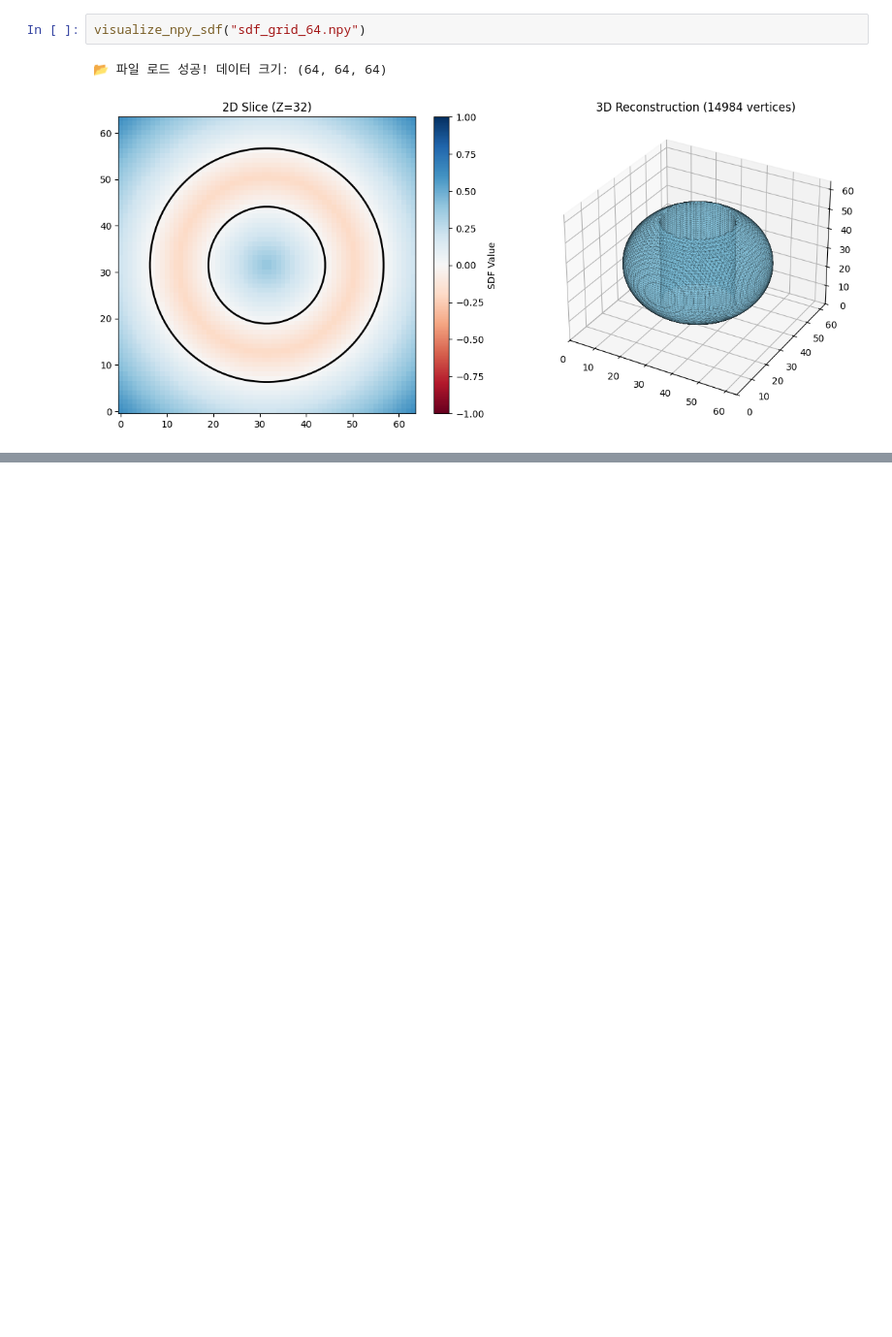
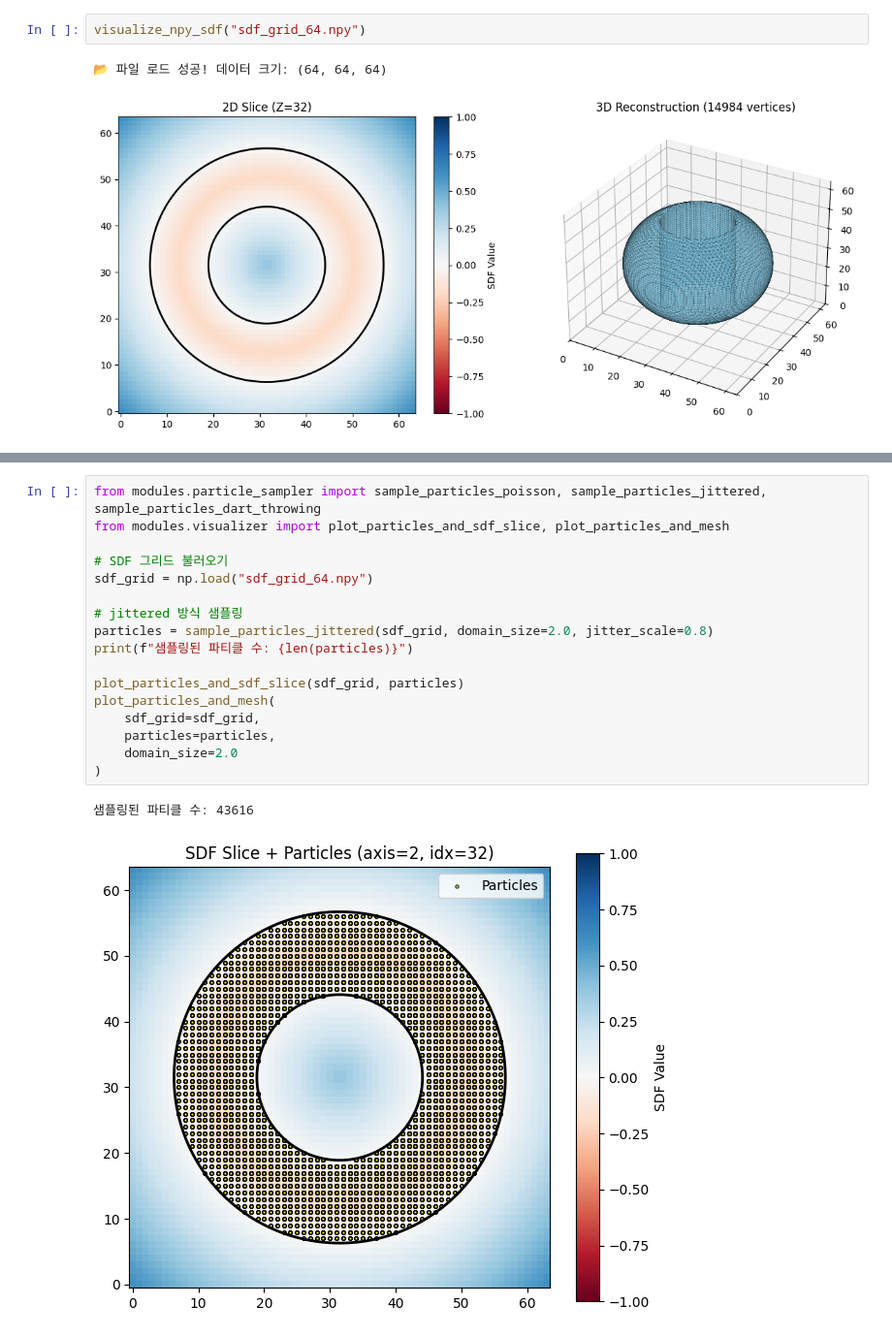
Before and after one commit to ybg1219/reconstruction, a Jupyter notebook: main.ipynb, the cells around one changed output, grey strips where cells are left out. Shown at 97% size. Cells and saved outputs as stored; diff of their text form; blank space fills up the shorter version.

```diff
--- a/main.ipynb
+++ b/main.ipynb
@@ -47,0 +71,20 @@ visualize_npy_sdf("sdf_grid_64.npy")
+# %%
+from modules.particle_sampler import sample_particles_poisson, sample_particles_jittered, sample_particles_dart_throwing
+from modules.visualizer import plot_particles_and_sdf_slice, plot_particles_and_mesh
+
+# SDF 그리드 불러오기
+sdf_grid = np.load("sdf_grid_64.npy")
+
+# jittered 방식 샘플링
+particles = sample_particles_jittered(sdf_grid, domain_size=2.0, jitter_scale=0.8)
+print(f"샘플링된 파티클 수: {len(particles)}")
+
+plot_particles_and_sdf_slice(sdf_grid, particles)
+plot_particles_and_mesh(
+    sdf_grid=sdf_grid,
+    particles=particles,
+    domain_size=2.0
+)
+# %% [output]
+샘플링된 파티클 수: 43616
+[figure, added]
```
Also changed, not shown: parts of 5 cells of this notebook, 2 other files.
